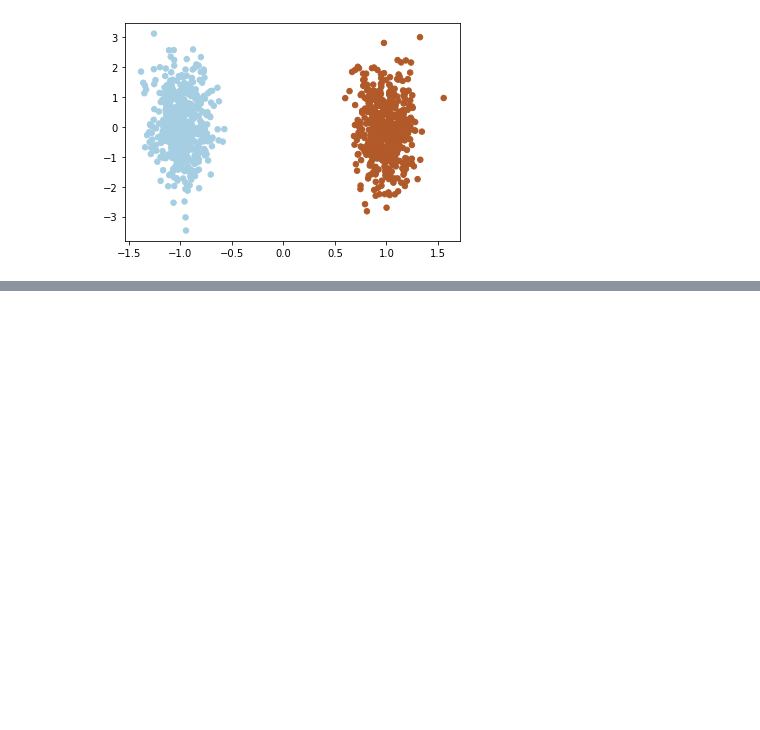
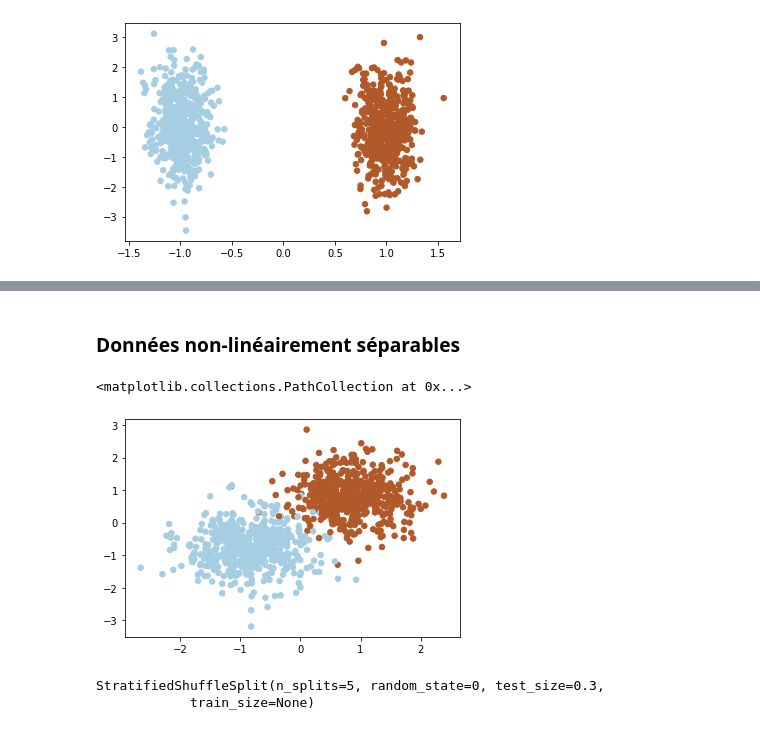
Before and after one commit to RudyLo/Projet_ML, a Jupyter notebook: Projet_ML.ipynb, the cells around one changed output, grey strips where cells are left out. Cells and saved outputs as stored; diff of their text form; code cells hidden in the pictures; blank space fills up the shorter version.

```diff
--- a/Projet_ML.ipynb
+++ b/Projet_ML.ipynb
@@ -54,0 +135,29 @@ plt.scatter(scaled[:,0], scaled[:,1] , c=y, s=30, cmap=plt.cm.Paired)
+# %% [markdown]
+### Données non-linéairement séparables
+# %%
+#On augmente l'écart-type au sein de notre distribution
+X,y = make_blobs(n_samples=1000, n_features=2, centers=2, cluster_std =5.0, center_box=(-10.0,10.0))
+
+X0 = (X[:,0])
+X1 = (X[:,1])
+
+
+#Normalisation des données
+scaler = StandardScaler()
+X_norm = scaler.fit_transform(X)
+plt.scatter(X_norm[:,0], X_norm[:,1] , c=y, s=30, cmap=plt.cm.Paired)
+# %% [output]
+<matplotlib.collections.PathCollection at 0x...>
+[figure, added]
+# %%
+from sklearn.model_selection import train_test_split
+from sklearn import model_selection
+from sklearn.model_selection import StratifiedShuffleSplit
+
+#Création des groupes de validation
+sss = StratifiedShuffleSplit(n_splits=5, test_size=0.3, random_state=0)
+sss.get_n_splits(X_norm, y)
+print(sss)
+# %% [output]
+StratifiedShuffleSplit(n_splits=5, random_state=0, test_size=0.3,
+            train_size=None)
```
Also changed, not shown: parts of 12 cells of this notebook, 1 other file.
